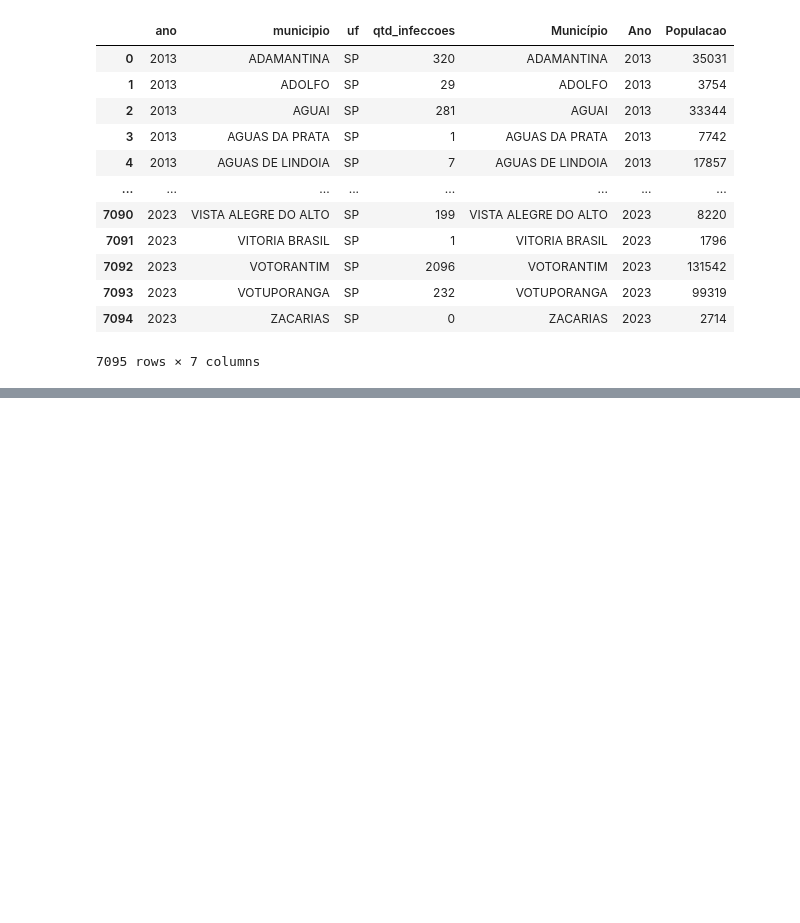
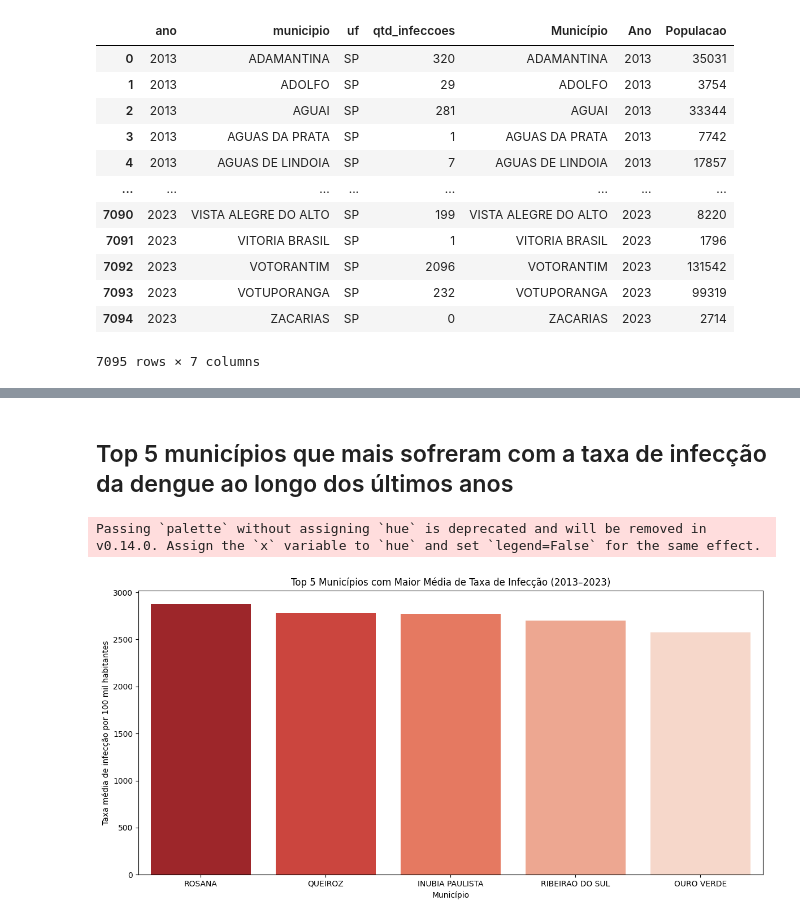
Before and after one commit to AndBalbino/AnaliseDeDados_DengueBrasil, a Jupyter notebook: Dengue_Brasil.ipynb, the cells around one changed output, grey strips where cells are left out. Drawn from its saved outputs; the diff is of its cells as text; code cells hidden in the pictures; blank space fills up the shorter version.

```diff
--- a/Dengue_Brasil.ipynb
+++ b/Dengue_Brasil.ipynb
@@ -607,0 +742,33 @@ df_merge
+# %% [markdown]
+## Top 5 municípios que mais sofreram com a taxa de infecção da dengue ao longo dos últimos anos
+# %%
+import matplotlib.pyplot as plt
+import seaborn as sns
+
+# Garantindo que é uma Series
+media_taxa_top5 = (
+    df_merge.groupby('municipio')['taxa_infeccao']
+    .mean()
+    .sort_values(ascending=False)
+    .head(5)
+)
+
+# Transformando em DataFrame para garantir acesso correto
+media_taxa_top5_df = media_taxa_top5.reset_index()
+
+plt.figure(figsize=(12, 6))
+sns.barplot(
+    data=media_taxa_top5_df,
+    x='municipio',
+    y='taxa_infeccao',
+    palette='Reds_r'
+)
+
+plt.title('Top 5 Municípios com Maior Média de Taxa de Infecção (2013–2023)')
+plt.xlabel('Município')
+plt.ylabel('Taxa média de infecção por 100 mil habitantes')
+plt.tight_layout()
+plt.show()
+# %% [output]
+Passing `palette` without assigning `hue` is deprecated and will be removed in v0.14.0. Assign the `x` variable to `hue` and set `legend=False` for the same effect.
+[figure, added]
```
Also changed, not shown: parts of 11 cells of this notebook.
